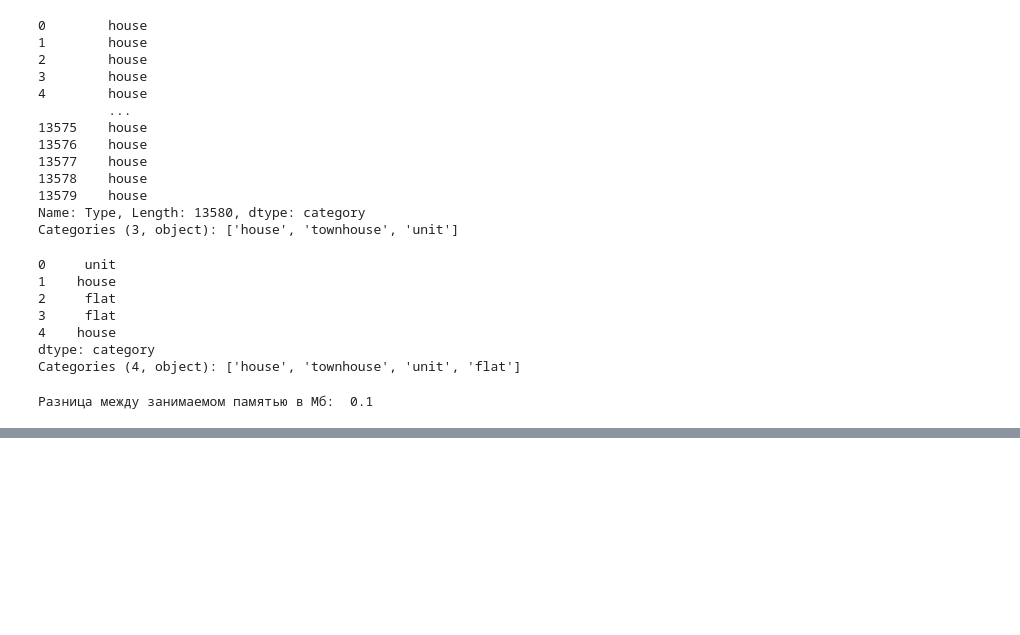
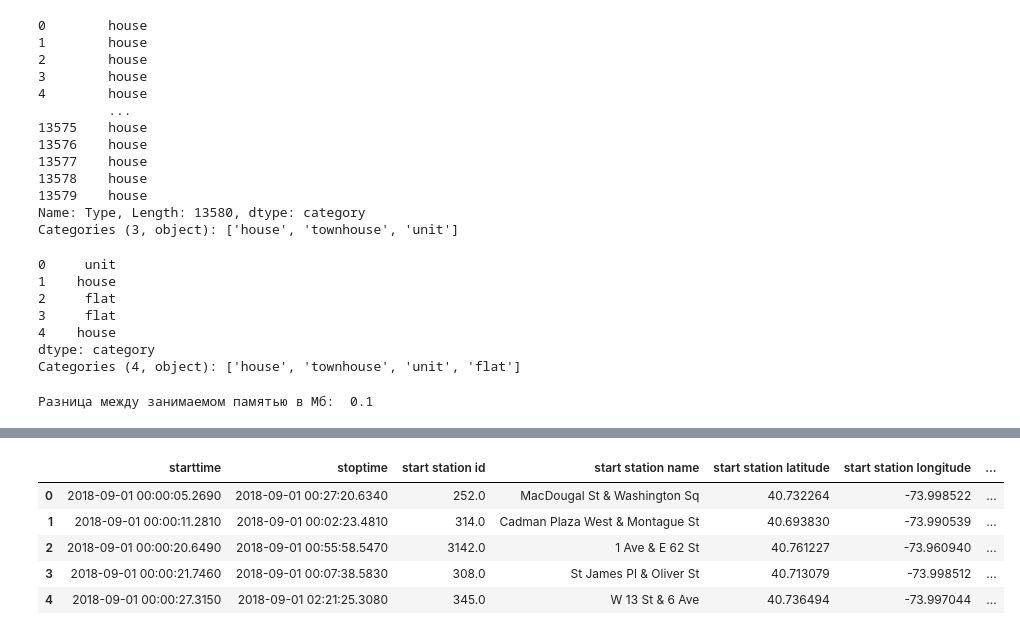
Before and after one commit to thetitorenko/sf_dspr_code, a Jupyter notebook: 01-block/04-python_11/04-python_11.ipynb, the cells around one changed output, grey strips where cells are left out. Drawn from its saved outputs; the diff is of its cells as text; code cells hidden in the pictures; blank space fills up the shorter version.

```diff
--- a/01-block/04-python_11/04-python_11.ipynb
+++ b/01-block/04-python_11/04-python_11.ipynb
@@ -629,0 +654,9 @@ print('Разница между занимаемом памятью в Мб: '
+# %%
+bike_data.head()
+# %% [output]
+|  | starttime | stoptime | start station id | start station name | start station latitude | start station longitude | ... |
+| 0 | 2018-09-01 00:00:05.2690 | 2018-09-01 00:27:20.6340 | 252.0 | MacDougal St & Washington Sq | 40.732264 | -73.998522 | ... |
+| 1 | 2018-09-01 00:00:11.2810 | 2018-09-01 00:02:23.4810 | 314.0 | Cadman Plaza West & Montague St | 40.693830 | -73.990539 | ... |
+| 2 | 2018-09-01 00:00:20.6490 | 2018-09-01 00:55:58.5470 | 3142.0 | 1 Ave & E 62 St | 40.761227 | -73.960940 | ... |
+| 3 | 2018-09-01 00:00:21.7460 | 2018-09-01 00:07:38.5830 | 308.0 | St James Pl & Oliver St | 40.713079 | -73.998512 | ... |
+| 4 | 2018-09-01 00:00:27.3150 | 2018-09-01 02:21:25.3080 | 345.0 | W 13 St & 6 Ave | 40.736494 | -73.997044 | ... |
```
Also changed, not shown: parts of 10 cells of this notebook, 1 other file.
